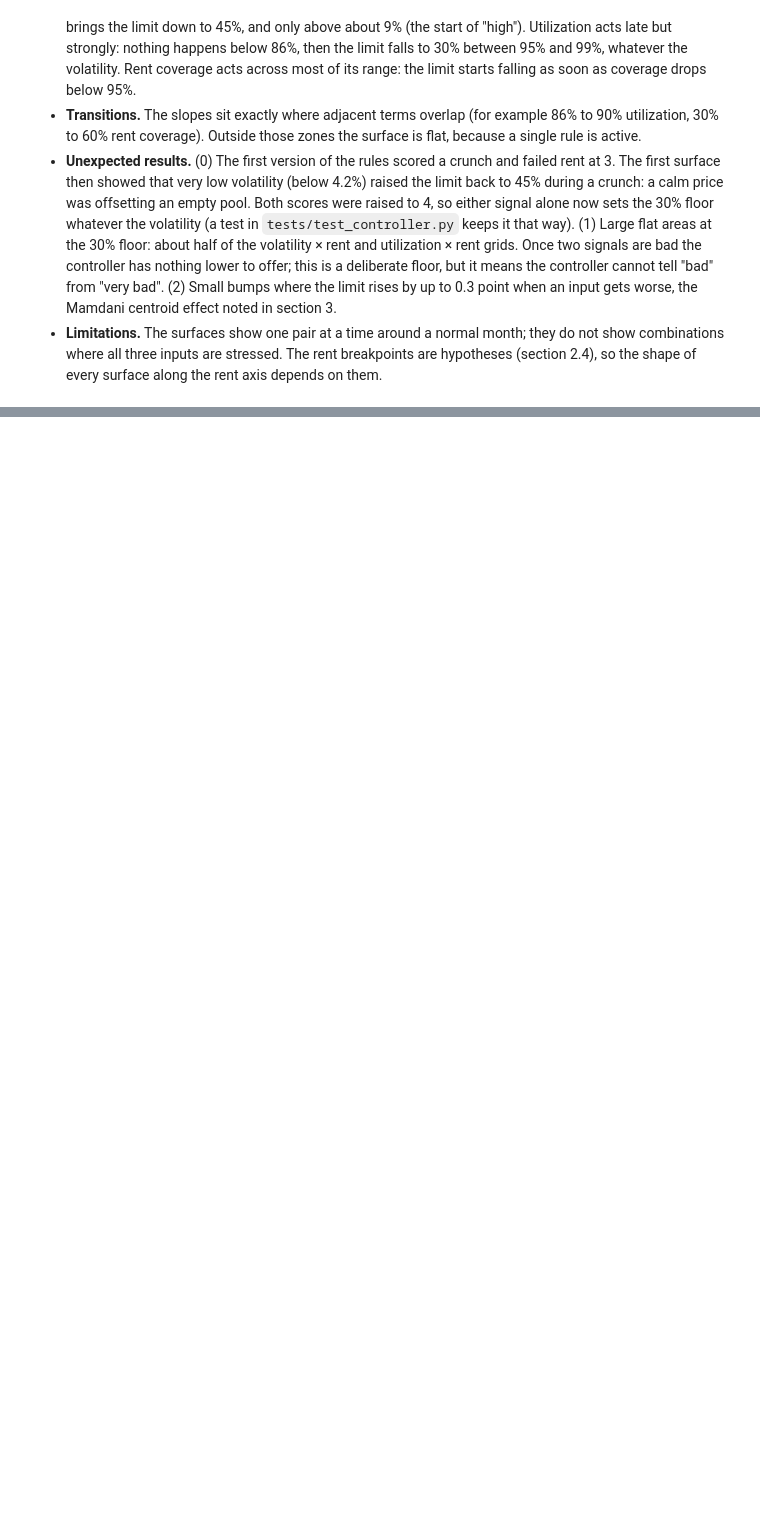
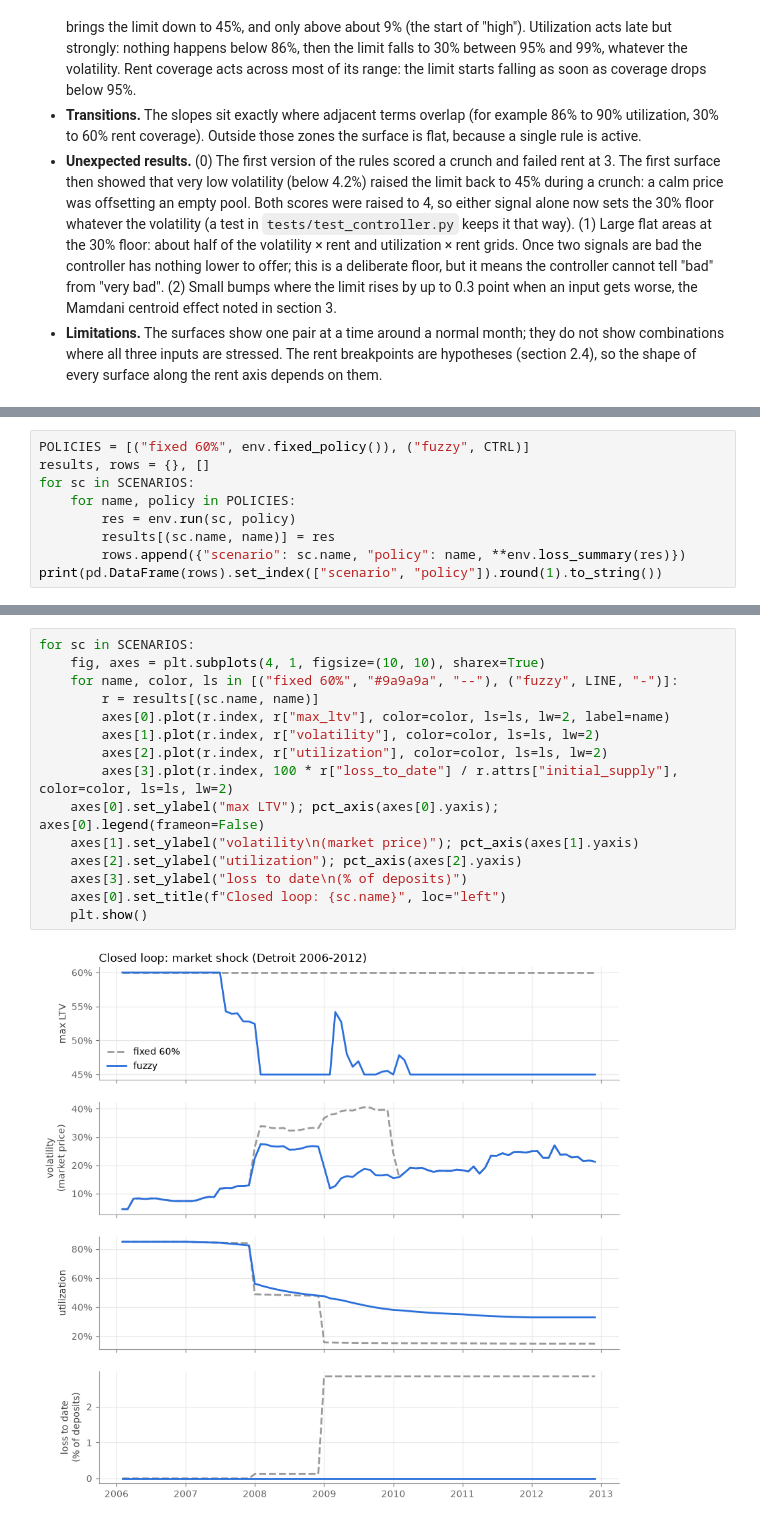
Before and after one commit to ChristopheAbelem/adaptive-ltv-rwa, a Jupyter notebook: 01_adaptive_ltv.ipynb, the cells around one changed output, grey strips where cells are left out. Drawn from its saved outputs; the diff is of its cells as text; blank space fills up the shorter version.

```diff
--- a/01_adaptive_ltv.ipynb
+++ b/01_adaptive_ltv.ipynb
@@ -589,0 +719,9 @@ Utilization × rent coverage: limit at the 30% floor in 58% of the grid, at 60%
+# %%
+POLICIES = [("fixed 60%", env.fixed_policy()), ("fuzzy", CTRL)]
+results, rows = {}, []
+for sc in SCENARIOS:
+    for name, policy in POLICIES:
+        res = env.run(sc, policy)
+        results[(sc.name, name)] = res
+        rows.append({"scenario": sc.name, "policy": name, **env.loss_summary(res)})
+print(pd.DataFrame(rows).set_index(["scenario", "policy"]).round(1).to_string())
@@ -589,0 +735,17 @@ Utilization × rent coverage: limit at the 30% floor in 58% of the grid, at 60%
+# %%
+for sc in SCENARIOS:
+    fig, axes = plt.subplots(4, 1, figsize=(10, 10), sharex=True)
+    for name, color, ls in [("fixed 60%", "#9a9a9a", "--"), ("fuzzy", LINE, "-")]:
+        r = results[(sc.name, name)]
+        axes[0].plot(r.index, r["max_ltv"], color=color, ls=ls, lw=2, label=name)
+        axes[1].plot(r.index, r["volatility"], color=color, ls=ls, lw=2)
+        axes[2].plot(r.index, r["utilization"], color=color, ls=ls, lw=2)
+        axes[3].plot(r.index, 100 * r["loss_to_date"] / r.attrs["initial_supply"], color=color, ls=ls, lw=2)
+    axes[0].set_ylabel("max LTV"); pct_axis(axes[0].yaxis); axes[0].legend(frameon=False)
+    axes[1].set_ylabel("volatility\n(market price)"); pct_axis(axes[1].yaxis)
+    axes[2].set_ylabel("utilization"); pct_axis(axes[2].yaxis)
+    axes[3].set_ylabel("loss to date\n(% of deposits)")
+    axes[0].set_title(f"Closed loop: {sc.name}", loc="left")
+    plt.show()
+# %% [output]
+[figure, added]
```
Also changed, not shown: parts of 16 cells of this notebook, 5 other files.
